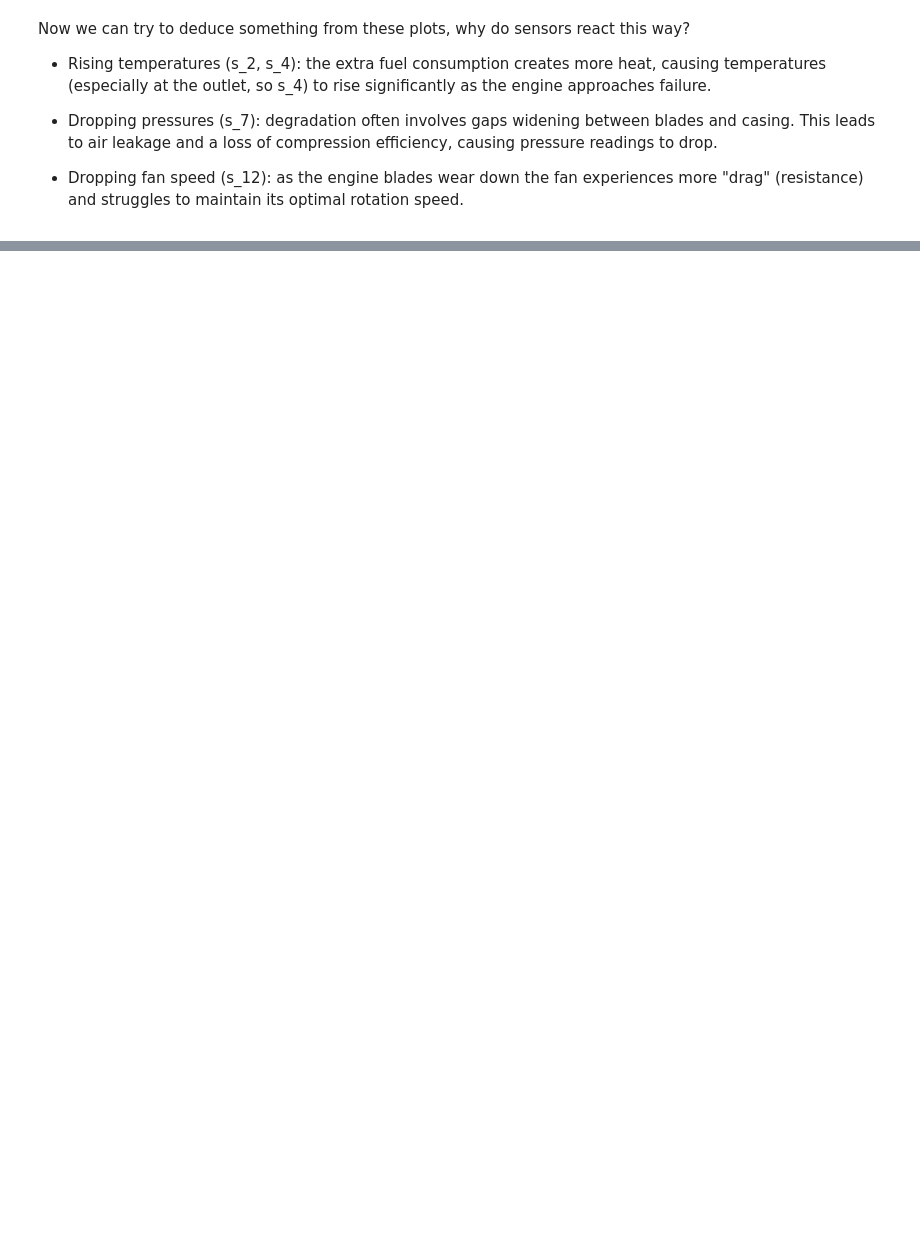
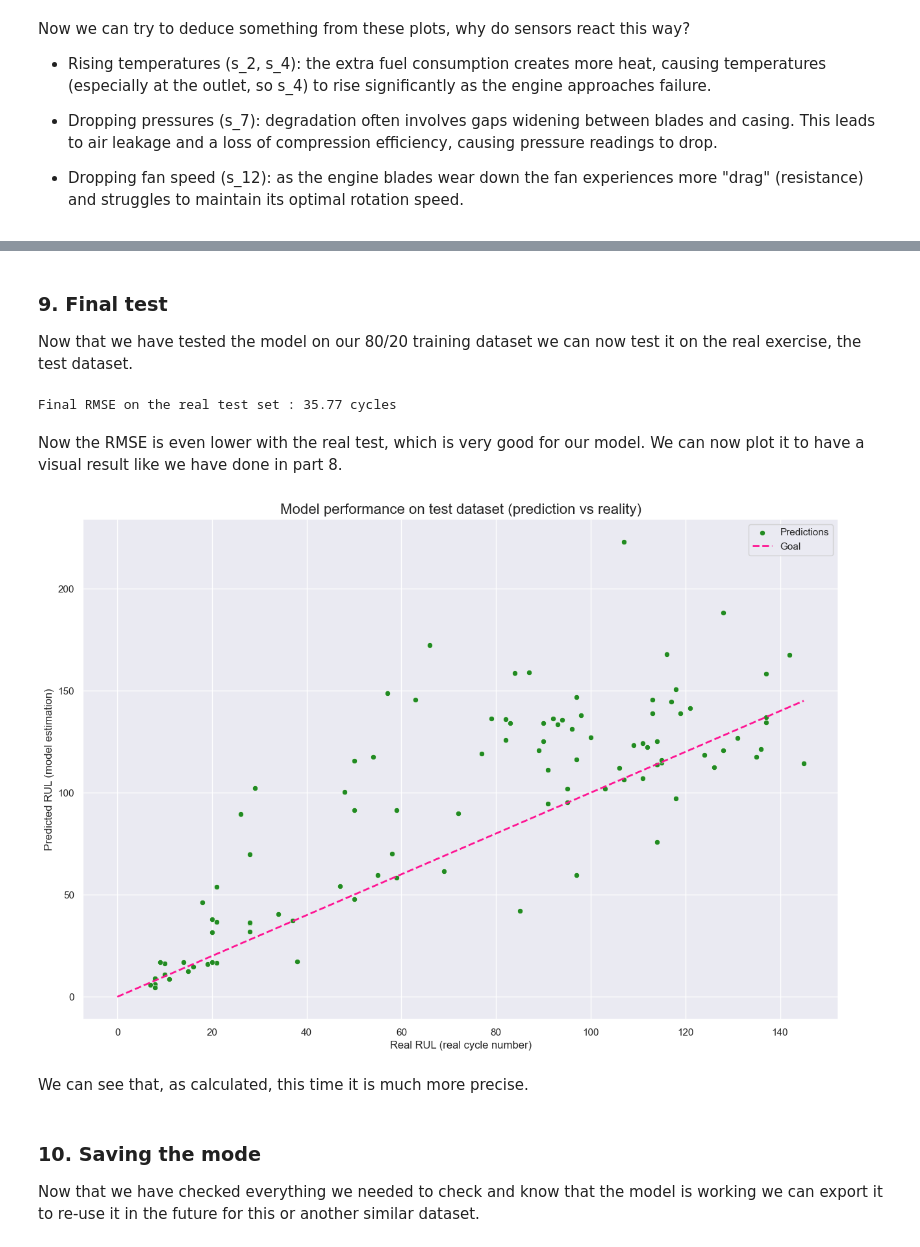
Before and after one commit to ahmedbda/nasa-turbofan-rul-ml, a Jupyter notebook: NASA_Rul_Project.ipynb, the cells around one changed output, grey strips where cells are left out. Drawn from its saved outputs; the diff is of its cells as text; code cells hidden in the pictures; blank space fills up the shorter version.

```diff
--- a/NASA_Rul_Project.ipynb
+++ b/NASA_Rul_Project.ipynb
@@ -145,0 +283,54 @@ plt.show()
+# %% [markdown]
+### 9. Final test
+Now that we have tested the model on our 80/20 training dataset we can now test it on the real exercise, the test dataset.
+# %%
+# doing mostly the same operations but on the test dataset this time
+df_test_smooth = df_test.copy()
+
+sensors_to_smooth = ["s_2", "s_4", "s_7", "s_12"]
+
+for i in sensors_to_smooth:
+    df_test_smooth[i + '_smooth'] = df_test_smooth.groupby('unit_nr')[i].transform( lambda x: x.rolling(window=5).mean() )
+
+X_final_test = df_test_smooth.groupby('unit_nr').last().reset_index()
+
+# removing the useless columns to keep the same ones as df_train
+features_to_drop = ['unit_nr', 'time_cycles']
+
+# df_test has no RUL so we don't need to remove it
+X_final_test = X_final_test.drop(columns=features_to_drop + [f's_{i}' for i in range(1, 22)], errors='ignore')
+
+# using the trained rf_model again
+y_pred_test = rf_model.predict(X_final_test)
+
+#  calculating the final RMSE
+rmse_test = np.sqrt(mean_squared_error(y_test, y_pred_test))
+
+print(f"Final RMSE on the real test set : {rmse_test:.2f} cycles")
+# %% [output]
+Final RMSE on the real test set : 35.77 cycles
+# %% [markdown]
+Now the RMSE is even lower with the real test, which is very good for our model.
+We can now plot it to have a visual result like we have done in part 8.
+# %%
+plt.figure(figsize=(15, 10))
+
+sns.scatterplot(x=y_test['RUL'], y=y_pred_test, color='forestgreen', label='Predictions')
+
+# checking the max value to stop the figure when there is no more needed data to see
+max_val = y_test['RUL'].max()
+
+# plotting the perfect guesses (diagonal)
+sns.lineplot(x=[0, max_val], y=[0, max_val], color='deeppink', linestyle='--', linewidth=2, label='Goal')
+
+plt.title('Model performance on test dataset (prediction vs reality)', fontsize=16)
+plt.xlabel('Real RUL (real cycle number)')
+plt.ylabel('Predicted RUL (model estimation)')
+plt.show()
+# %% [output]
+[figure, added]
+# %% [markdown]
+We can see that, as calculated, this time it is much more precise.
+# %% [markdown]
+### 10. Saving the mode
+Now that we have checked everything we needed to check and know that the model is working we can export it to re-use it in the future for this or another similar dataset.
```
Also changed, not shown: parts of 20 cells of this notebook.
